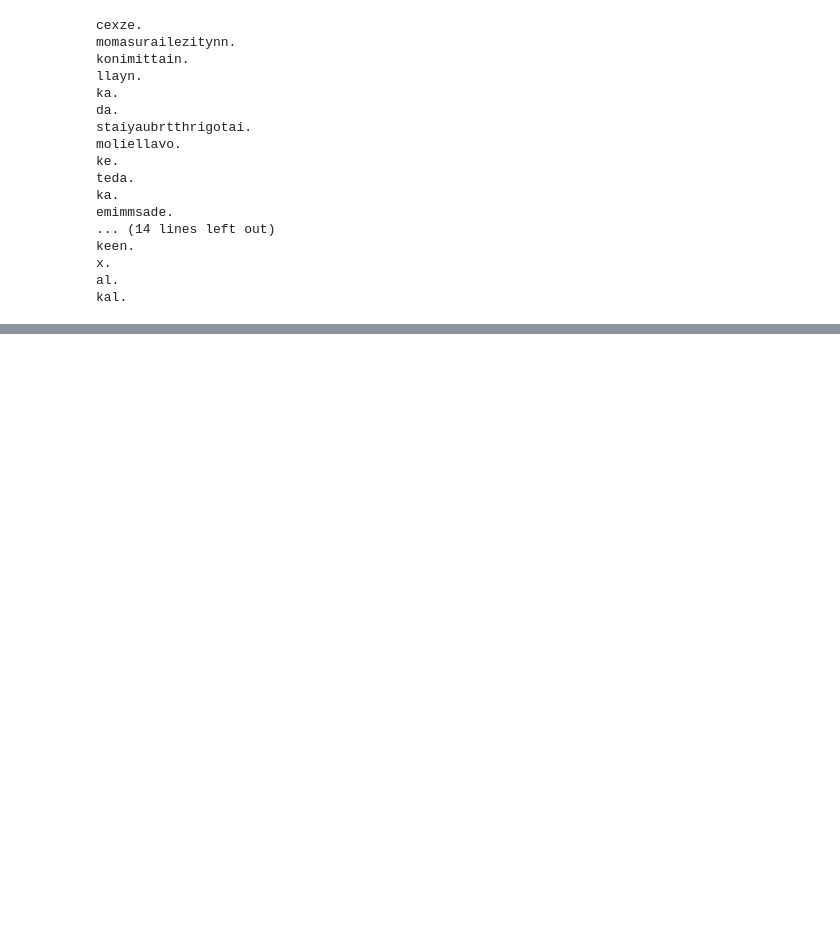
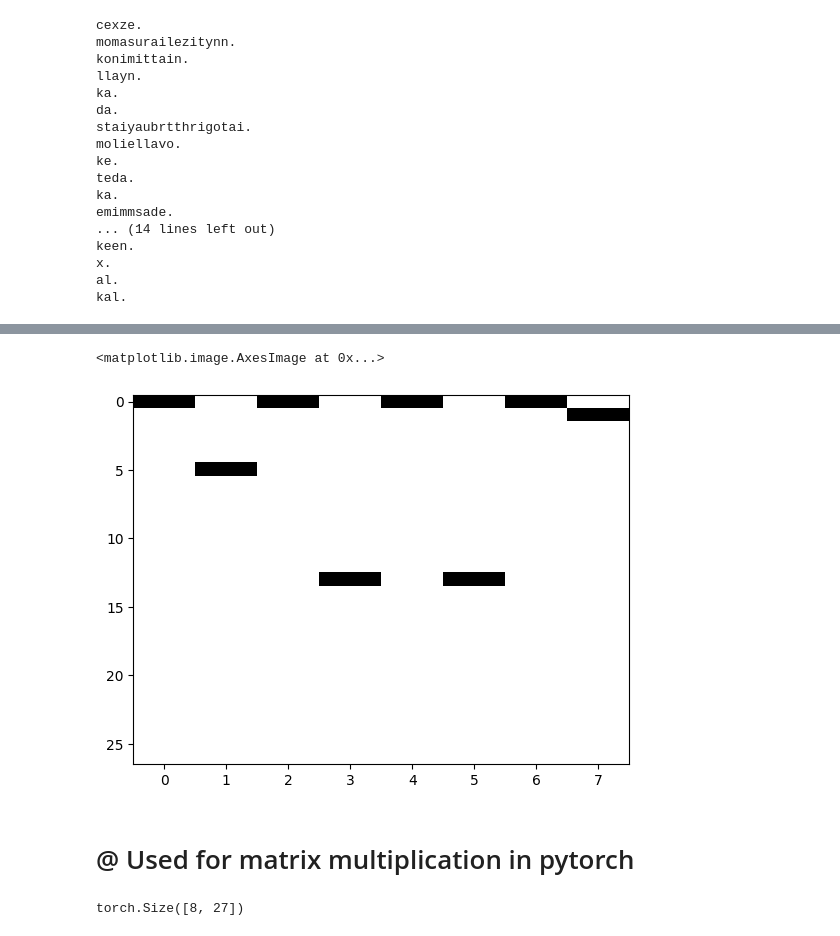
Before and after one commit to akshanshgarg/Neural-Neworks, a Jupyter notebook: makemore.ipynb, the cells around one changed output, grey strips where cells are left out. Drawn from its saved outputs; the diff is of its cells as text; code cells hidden in the pictures; blank space fills up the shorter version.

```diff
--- a/makemore.ipynb
+++ b/makemore.ipynb
@@ -131,0 +138,12 @@ kal.
+# %%
+log_likelihood = 0.0
+for w in words:
+    chs = ['.'] + list(w) + ['.']
+    for c1, c2 in zip(chs, chs[1:]):
+        ix1 = stoi[c1]
+        ix2 = stoi[c2]
+        p = P[ix1, ix2]
+        log_likelihood += torch.log(p)
+neg_log_likelihood = -log_likelihood
+neg_log_likelihood /= len(words)
+print(neg_log_likelihood)
@@ -131,0 +152,16 @@ kal.
+# %%
+#Creating training data for the model
+xs = []
+ys = []
+
+for w in words[0]:
+    chs = ['.'] + list(w) + ['.']
+    for c1, c2 in zip(chs, chs[1:]):
+        ix1 = stoi[c1]
+        ix2 = stoi[c2]
+        xs.append(ix1)
+        ys.append(ix2)
+
+xs = torch.tensor(xs)
+ys = torch.tensor(ys)
+print(xs, ys)
@@ -131,0 +170,3 @@ kal.
+# %%
+import torch.nn.functional as F
+xenc = F.one_hot(xs, num_classes=27).float()
@@ -131,0 +194,5 @@ kal.
+# %%
+plt.imshow(xenc[:20].T, cmap='gray_r', aspect='auto')
+# %% [output]
+<matplotlib.image.AxesImage at 0x...>
+[figure, added]
@@ -131,0 +201,6 @@ kal.
+# %% [markdown]
+# @ Used for matrix multiplication in pytorch
+# %%
+xenc.shape
+# %% [output]
+torch.Size([8, 27])
```
Also changed, not shown: parts of 7 cells of this notebook.
